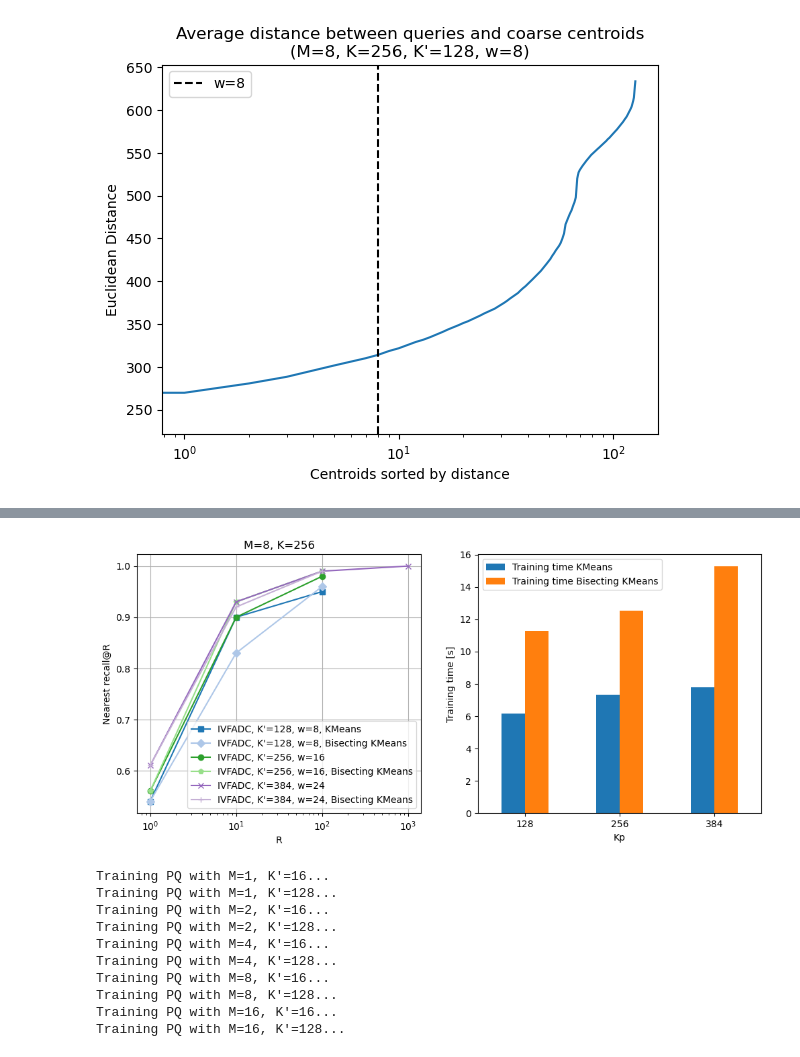
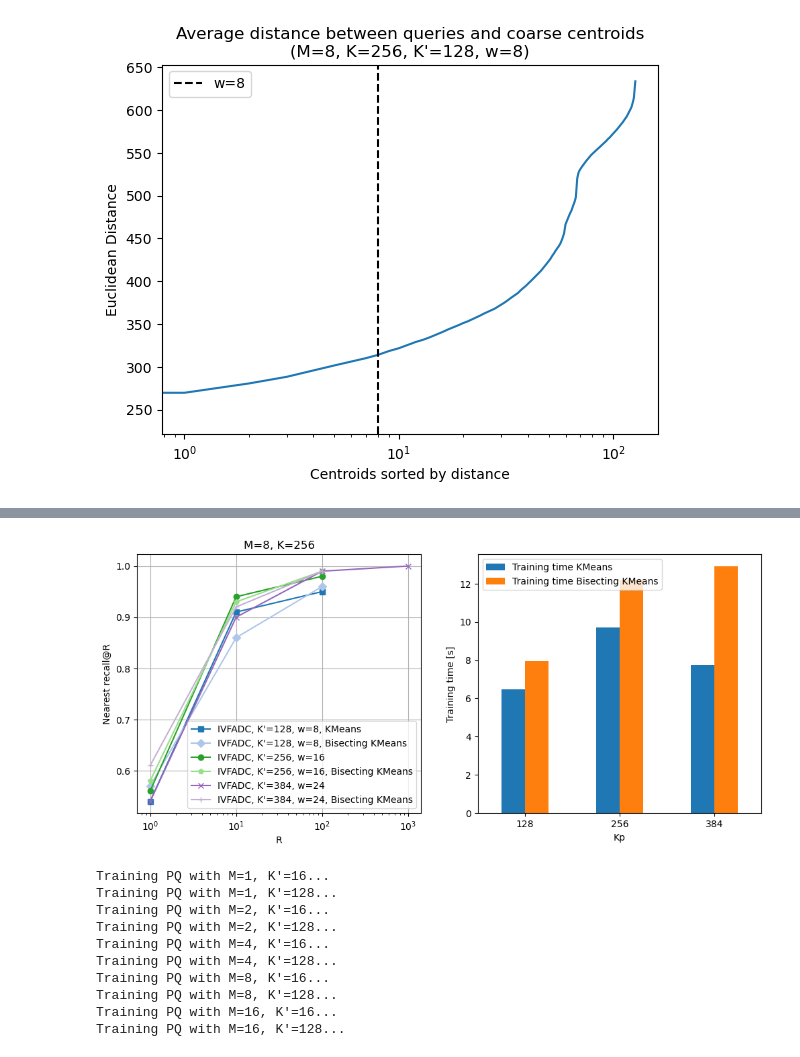
Before and after one commit to iretes/IR-proj, a Jupyter notebook: experiments.ipynb, the cells around one changed output, grey strips where cells are left out. Cells and saved outputs as stored; diff of their text form; code cells hidden in the pictures.

```diff
--- a/experiments.ipynb
+++ b/experiments.ipynb
@@ -742,0 +778,11 @@ axs1.legend(loc='upper right');
+# %%
+fig, axs = plt.subplots(1, M, figsize=(15, 4))
+
+for i in range(M):
+    for j, results in enumerate(results_pq_seeds):
+        axs[i].scatter(i, results["inertia"][i], color=matplotlib.colormaps["tab10"](j))
+        axs[i].set_xticks([])
+        axs[i].set_xlabel(f"Subspace {i+1}")
+
+fig.suptitle("Inertia for different seeds and subspaces")
+fig.tight_layout()
@@ -742,0 +872,9 @@ axs1.legend(loc='upper right');
+# %%
+pq_weighted = PQ(M=M, K=K, seed=RANDOM_SEED)
+
+fig, axs = plt.subplots(1, 4, figsize=(16, 5))
+pq_weighted.plot_neighbor_distances(tr_data, 3, ax=axs[0])
+pq_weighted.plot_neighbor_distances(tr_data, 5, ax=axs[1])
+pq_weighted.plot_neighbor_distances(tr_data, 7, ax=axs[2])
+pq_weighted.plot_neighbor_distances(tr_data, 9, ax=axs[3])
+fig.tight_layout()
@@ -742,0 +883,15 @@ axs1.legend(loc='upper right');
+# %%
+results_weights = []
+neighbors = [3, 5, 7, 9, 20]
+for n_neighbors in neighbors:
+    pq_weighted.train(tr_data, add=False, weight_samples=True, n_neighbors=n_neighbors)
+    pq_weighted.add(search_data, compute_distortions=False)
+    results = compute_recall(pq_weighted, R_small, queries, exact_ranks, correct=False, sym=False)
+    results_weights.append(results)
+
+for i, (neighbor, results) in enumerate(zip(neighbors, results_weights)):
+    plt.plot(R_small, results["nearest_asym_recall_mean"], marker=markers[i], label=f"n_neighbors={neighbor}")
+plt.xlabel('R')
+plt.ylabel('Nearest recall@R')
+plt.legend()
+plt.grid()
@@ -889,42 +1058,42 @@ def IVF_recall_time(M, K, KP, W, bisectingkmeans, tr_data, search_data, queries,
     start_training_ivf = time.time()
     ivf.train(tr_data, add=False)
     training_ivf = time.time() - start_training_ivf
-    ivf.add(search_data, compute_distortions=True)
-    results_ivf = compute_recall(ivf, R, queries, exact_ranks, w=W)
+    ivf.add(search_data, compute_distortions=False)
+    results_ivf = compute_recall(ivf, R, queries, exact_ranks, w=W, correct=False, sym=False)
     return results_ivf, training_ivf
 
 results_ivf_bis, training_ivf_bis = IVF_recall_time(M, K, KP, W, True, tr_data, search_data, queries, exact_ranks, seed=RANDOM_SEED)
 results_ivf_double, training_ivf_double = IVF_recall_time(M, K, KP*2, W*2, False, tr_data, search_data, queries, exact_ranks, seed=RANDOM_SEED)
 results_ivf_bis_double, training_ivf_bis_double = IVF_recall_time(M, K, KP*2, W*2, True, tr_data, search_data, queries, exact_ranks, seed=RANDOM_SEED)
 results_ivf_triple, training_ivf_triple = IVF_recall_time(M, K, KP*3, W*3, False, tr_data, search_data, queries, exact_ranks, seed=RANDOM_SEED)
 results_ivf_bis_triple, training_ivf_bis_triple = IVF_recall_time(M, K, KP*3, W*3, True, tr_data, search_data, queries, exact_ranks, seed=RANDOM_SEED)
 
 fig, axs = plt.subplots(1, 2, figsize=(12, 5))
 
 axs[0].plot(R, results_ivf["nearest_asym_recall_mean"], '-s', label=f"IVFADC, K'={KP}, w={W}, KMeans", color=matplotlib.colormaps["tab20"](0))
 axs[0].plot(R, results_ivf_bis["nearest_asym_recall_mean"], '-D', label=f"IVFADC, K'={KP}, w={W}, Bisecting KMeans", color=matplotlib.colormaps["tab20"](1))
 axs[0].plot(R, results_ivf_double["nearest_asym_recall_mean"], '-o', label=f"IVFADC, K'={KP*2}, w={W*2}", color=matplotlib.colormaps["tab20"](4))
 axs[0].plot(R, results_ivf_bis_double["nearest_asym_recall_mean"], '-p', label=f"IVFADC, K'={KP*2}, w={W*2}, Bisecting KMeans", color=matplotlib.colormaps["tab20"](5))
 axs[0].plot(R, results_ivf_triple["nearest_asym_recall_mean"], '-x', label=f"IVFADC, K'={KP*3}, w={W*3}", color=matplotlib.colormaps["tab20"](8))
 axs[0].plot(R, results_ivf_bis_triple["nearest_asym_recall_mean"], '-+', label=f"IVFADC, K'={KP*3}, w={W*3}, Bisecting KMeans", color=matplotlib.colormaps["tab20"](9))
 axs[0].set_xscale('log')
 axs[0].set_xlabel('R')
 axs[0].set_ylabel('Nearest recall@R')
 axs[0].set_title(f"M={M}, K={K}")
 axs[0].legend()
 axs[0].grid()
 
 colors = [matplotlib.colormaps["tab20"](0), matplotlib.colormaps["tab20"](4), matplotlib.colormaps["tab20"](8)]
 df = pd.DataFrame({
     "Kp": [KP, KP*2, KP*3],
     "Training time KMeans": [training_ivf, training_ivf_double, training_ivf_triple],
     "Training time Bisecting KMeans": [training_ivf_bis, training_ivf_bis_double, training_ivf_bis_triple]
     })
 df.set_index('Kp', inplace=True)
 df.plot.bar(rot=0, color=[matplotlib.colormaps["tab20"](0), matplotlib.colormaps["tab20"](2)], ax=axs[1])
 axs[1].set_ylabel("Training time [s]");
 # %% [output]
-[figure, old version]
+[figure, new version]
 # %%
 K = 256
 Ms = [1, 2, 4, 8, 16]
```
Also changed, not shown: parts of 28 cells of this notebook, 1 other file.
